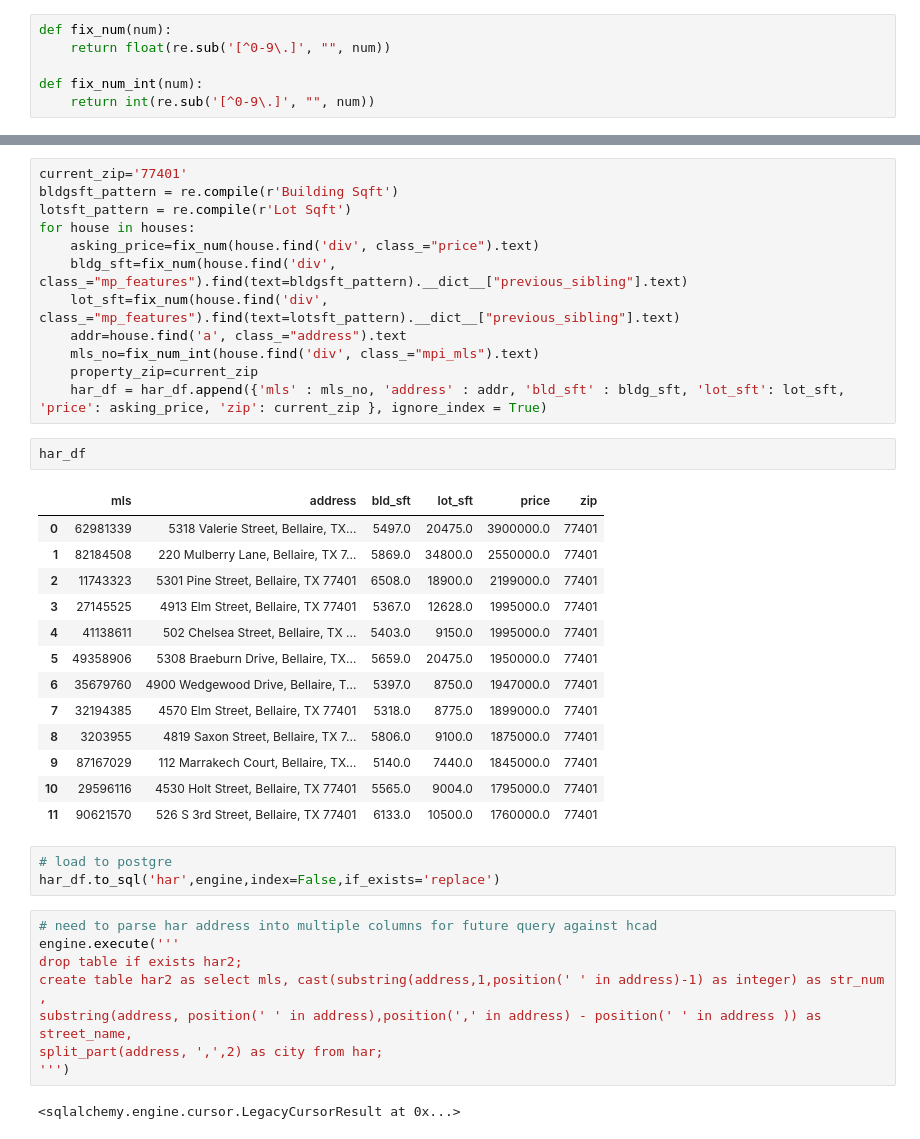
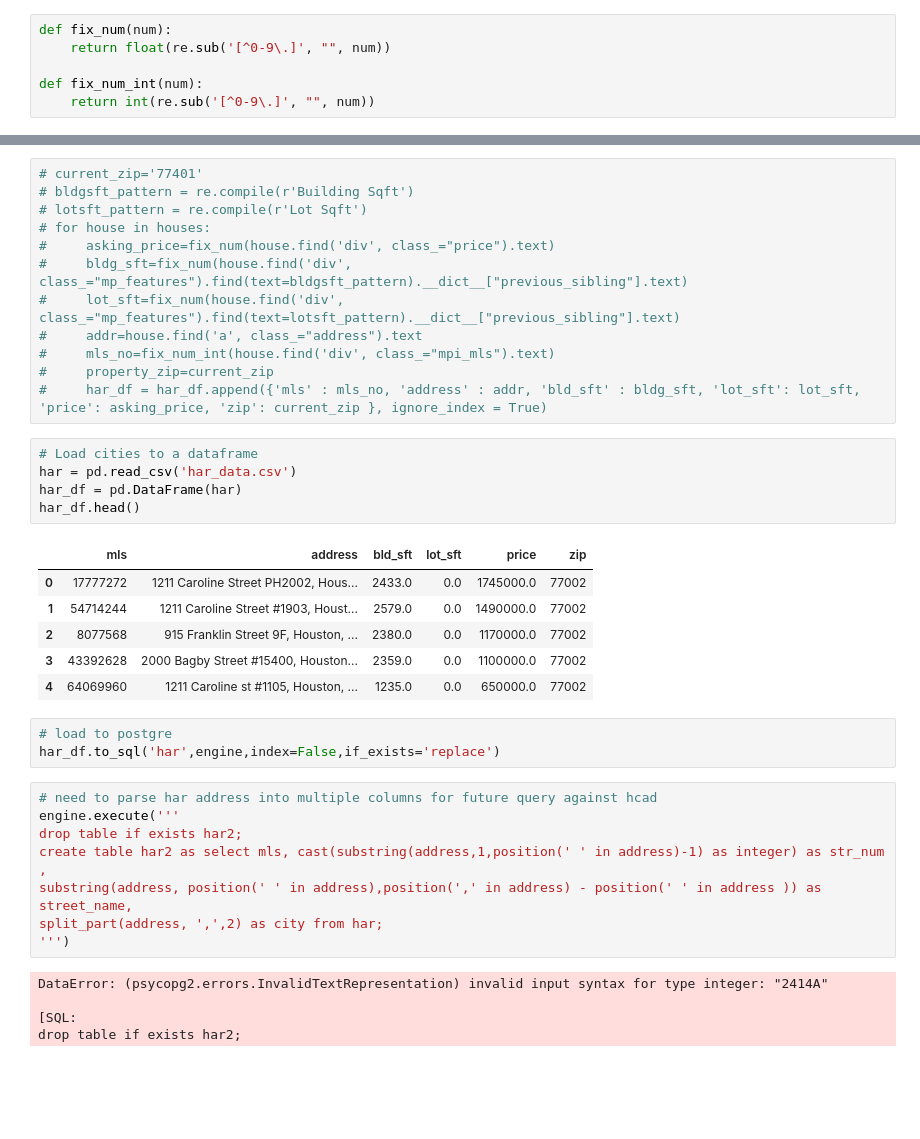
Before and after one commit to sgkuzmin/Houston_real_estate, a Jupyter notebook: houston_real_estate.ipynb, the cells around one changed output, grey strips where cells are left out. Drawn from its saved outputs; the diff is of its cells as text; blank space fills up the shorter version.

Commit message:
create_table_scripts

```diff
--- a/houston_real_estate.ipynb
+++ b/houston_real_estate.ipynb
@@ -195,31 +207,27 @@ har_df.to_csv('har_data.csv',index=False)
 # %%
-current_zip='77401'
-bldgsft_pattern = re.compile(r'Building Sqft')
-lotsft_pattern = re.compile(r'Lot Sqft')
-for house in houses:
-    asking_price=fix_num(house.find('div', class_="price").text)
-    bldg_sft=fix_num(house.find('div', class_="mp_features").find(text=bldgsft_pattern).__dict__["previous_sibling"].text)
-    lot_sft=fix_num(house.find('div', class_="mp_features").find(text=lotsft_pattern).__dict__["previous_sibling"].text)
-    addr=house.find('a', class_="address").text
-    mls_no=fix_num_int(house.find('div', class_="mpi_mls").text)
-    property_zip=current_zip
-    har_df = har_df.append({'mls' : mls_no, 'address' : addr, 'bld_sft' : bldg_sft, 'lot_sft': lot_sft, 'price': asking_price, 'zip': current_zip }, ignore_index = True)
+# current_zip='77401'
+# bldgsft_pattern = re.compile(r'Building Sqft')
+# lotsft_pattern = re.compile(r'Lot Sqft')
+# for house in houses:
+#     asking_price=fix_num(house.find('div', class_="price").text)
+#     bldg_sft=fix_num(house.find('div', class_="mp_features").find(text=bldgsft_pattern).__dict__["previous_sibling"].text)
+#     lot_sft=fix_num(house.find('div', class_="mp_features").find(text=lotsft_pattern).__dict__["previous_sibling"].text)
+#     addr=house.find('a', class_="address").text
+#     mls_no=fix_num_int(house.find('div', class_="mpi_mls").text)
+#     property_zip=current_zip
+#     har_df = har_df.append({'mls' : mls_no, 'address' : addr, 'bld_sft' : bldg_sft, 'lot_sft': lot_sft, 'price': asking_price, 'zip': current_zip }, ignore_index = True)
 # %%
-har_df
+# Load cities to a dataframe
+har = pd.read_csv('har_data.csv')
+har_df = pd.DataFrame(har)
+har_df.head()
 # %% [output]
 |  | mls | address | bld_sft | lot_sft | price | zip |
-| 0 | 62981339 | 5318 Valerie Street, Bellaire, TX... | 5497.0 | 20475.0 | 3900000.0 | 77401 |
-| 1 | 82184508 | 220 Mulberry Lane, Bellaire, TX 7... | 5869.0 | 34800.0 | 2550000.0 | 77401 |
-| 2 | 11743323 | 5301 Pine Street, Bellaire, TX 77401 | 6508.0 | 18900.0 | 2199000.0 | 77401 |
-| 3 | 27145525 | 4913 Elm Street, Bellaire, TX 77401 | 5367.0 | 12628.0 | 1995000.0 | 77401 |
-| 4 | 41138611 | 502 Chelsea Street, Bellaire, TX ... | 5403.0 | 9150.0 | 1995000.0 | 77401 |
-| 5 | 49358906 | 5308 Braeburn Drive, Bellaire, TX... | 5659.0 | 20475.0 | 1950000.0 | 77401 |
-| 6 | 35679760 | 4900 Wedgewood Drive, Bellaire, T... | 5397.0 | 8750.0 | 1947000.0 | 77401 |
-| 7 | 32194385 | 4570 Elm Street, Bellaire, TX 77401 | 5318.0 | 8775.0 | 1899000.0 | 77401 |
-| 8 | 3203955 | 4819 Saxon Street, Bellaire, TX 7... | 5806.0 | 9100.0 | 1875000.0 | 77401 |
-| 9 | 87167029 | 112 Marrakech Court, Bellaire, TX... | 5140.0 | 7440.0 | 1845000.0 | 77401 |
-| 10 | 29596116 | 4530 Holt Street, Bellaire, TX 77401 | 5565.0 | 9004.0 | 1795000.0 | 77401 |
-| 11 | 90621570 | 526 S 3rd Street, Bellaire, TX 77401 | 6133.0 | 10500.0 | 1760000.0 | 77401 |
+| 0 | 17777272 | 1211 Caroline Street PH2002, Hous... | 2433.0 | 0.0 | 1745000.0 | 77002 |
+| 1 | 54714244 | 1211 Caroline Street #1903, Houst... | 2579.0 | 0.0 | 1490000.0 | 77002 |
+| 2 | 8077568 | 915 Franklin Street 9F, Houston, ... | 2380.0 | 0.0 | 1170000.0 | 77002 |
+| 3 | 43392628 | 2000 Bagby Street #15400, Houston... | 2359.0 | 0.0 | 1100000.0 | 77002 |
+| 4 | 64069960 | 1211 Caroline st #1105, Houston, ... | 1235.0 | 0.0 | 650000.0 | 77002 |
 # %%
 # load to postgre
 har_df.to_sql('har',engine,index=False,if_exists='replace')
@@ -232,4 +240,7 @@ substring(address, position(' ' in address),position(',' in address) - position(
 split_part(address, ',',2) as city from har;
 ''')
 # %% [output]
-<sqlalchemy.engine.cursor.LegacyCursorResult at 0x...>
+DataError: (psycopg2.errors.InvalidTextRepresentation) invalid input syntax for type integer: "2414A"
+
+[SQL:
+drop table if exists har2;
```
Also changed, not shown: parts of 11 cells of this notebook, 3 other files.
